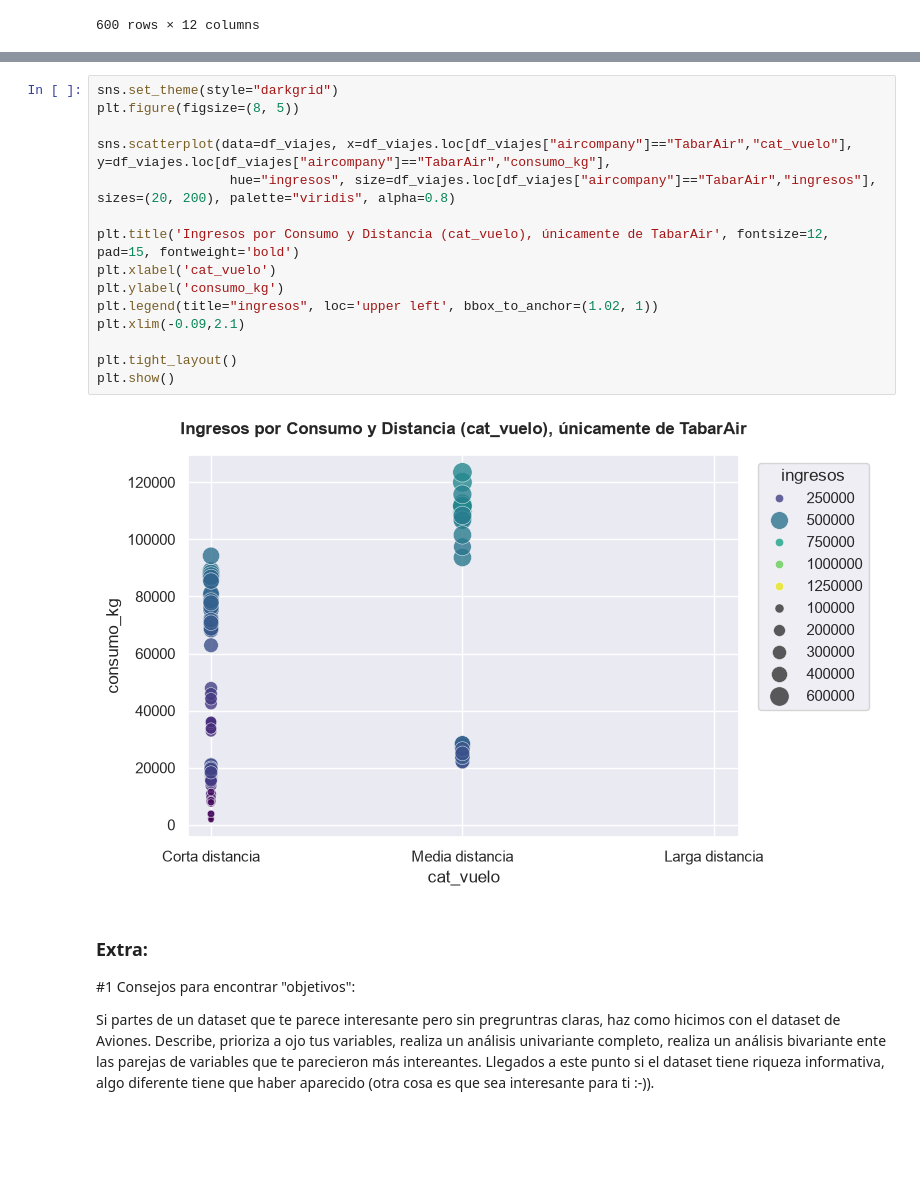
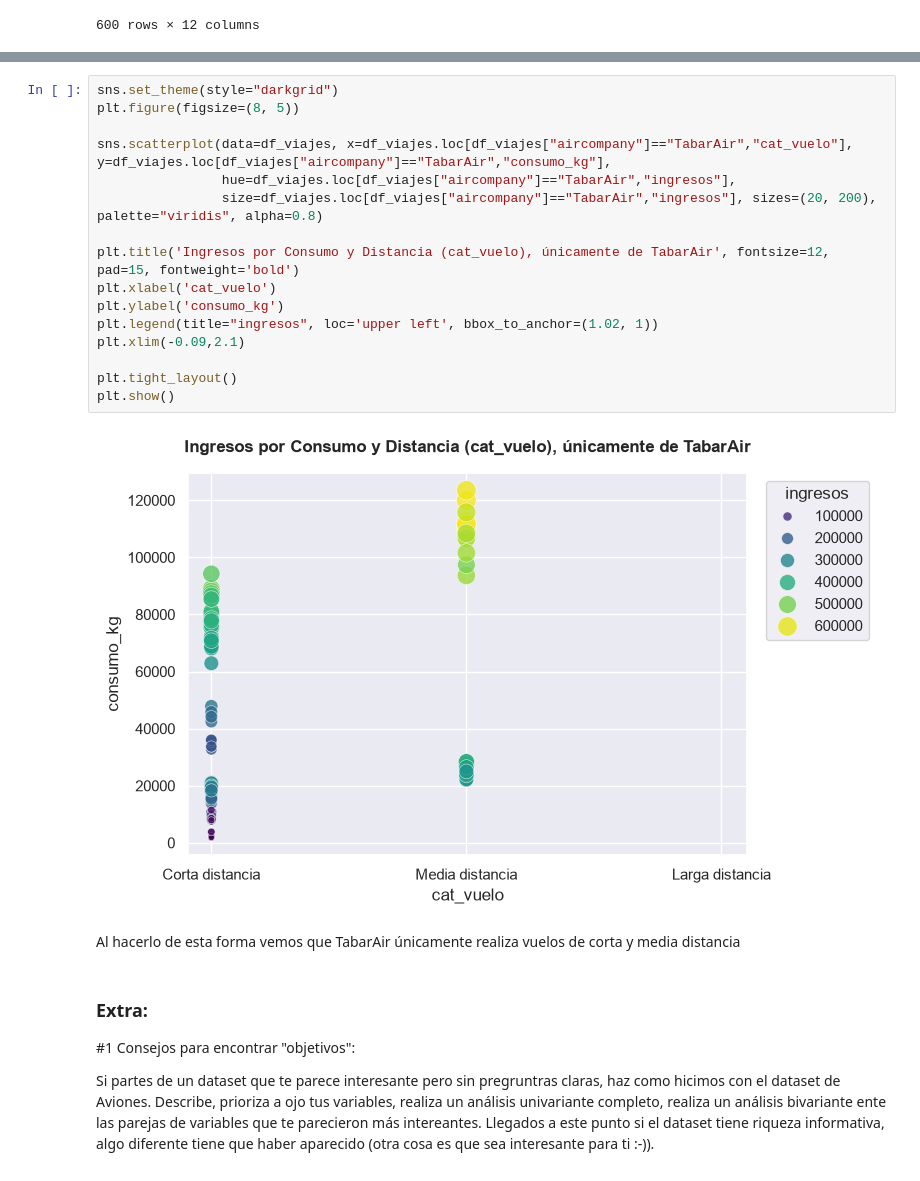
Before and after one commit to jaimeMatea/ONLINE_DS_THEBRIDGE_JaimeMateaPolo, a Jupyter notebook: 2_Analytics/4-Mates para DS/Ejercicios/Practica_Multivariante.ipynb, the cells around one changed output, grey strips where cells are left out. Drawn from its saved outputs; the diff is of its cells as text; blank space fills up the shorter version.

```diff
--- a/2_Analytics/4-Mates para DS/Ejercicios/Practica_Multivariante.ipynb
+++ b/2_Analytics/4-Mates para DS/Ejercicios/Practica_Multivariante.ipynb
@@ -719,20 +718,23 @@ plt.show()
 # %%
 sns.set_theme(style="darkgrid")
 plt.figure(figsize=(8, 5))
 
 sns.scatterplot(data=df_viajes, x=df_viajes.loc[df_viajes["aircompany"]=="TabarAir","cat_vuelo"], y=df_viajes.loc[df_viajes["aircompany"]=="TabarAir","consumo_kg"],
-                 hue="ingresos", size=df_viajes.loc[df_viajes["aircompany"]=="TabarAir","ingresos"], sizes=(20, 200), palette="viridis", alpha=0.8)
+                hue=df_viajes.loc[df_viajes["aircompany"]=="TabarAir","ingresos"],
+                size=df_viajes.loc[df_viajes["aircompany"]=="TabarAir","ingresos"], sizes=(20, 200), palette="viridis", alpha=0.8)
 
 plt.title('Ingresos por Consumo y Distancia (cat_vuelo), únicamente de TabarAir', fontsize=12, pad=15, fontweight='bold')
 plt.xlabel('cat_vuelo')
 plt.ylabel('consumo_kg')
 plt.legend(title="ingresos", loc='upper left', bbox_to_anchor=(1.02, 1))
 plt.xlim(-0.09,2.1)
 
 plt.tight_layout()
 plt.show()
 # %% [output]
-[figure, old version]
+[figure, new version]
+# %% [markdown]
+Al hacerlo de esta forma vemos que TabarAir únicamente realiza vuelos de corta y media distancia
 # %% [markdown]
 ### Extra:
 
```
Also changed, not shown: parts of 2 cells of this notebook.
